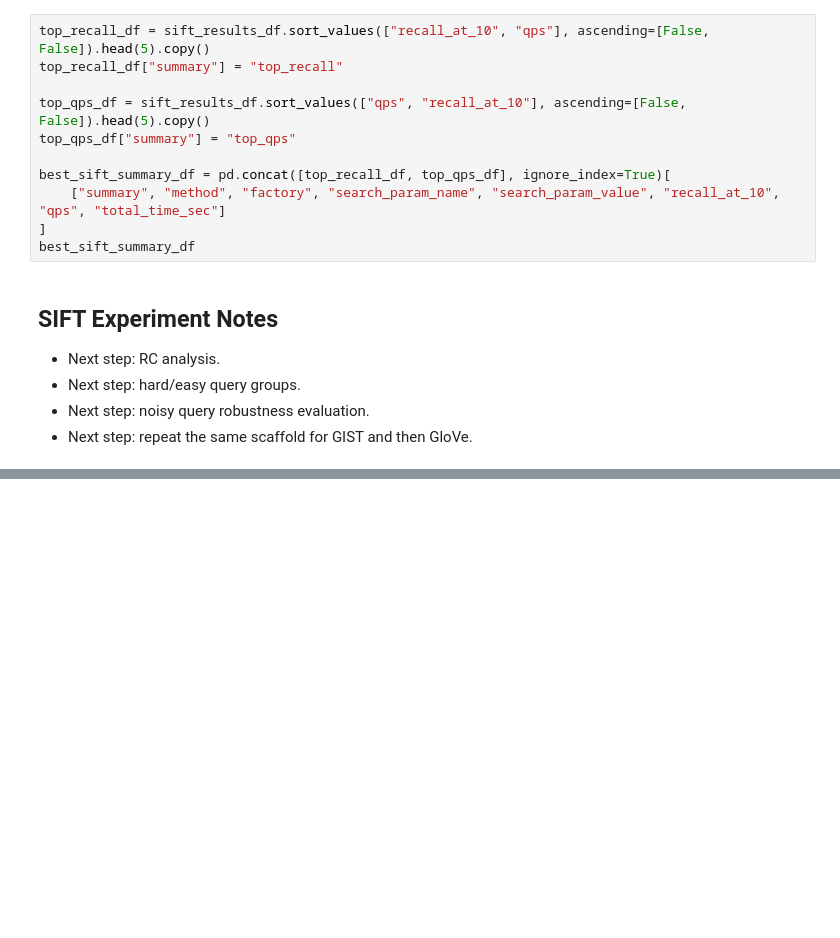
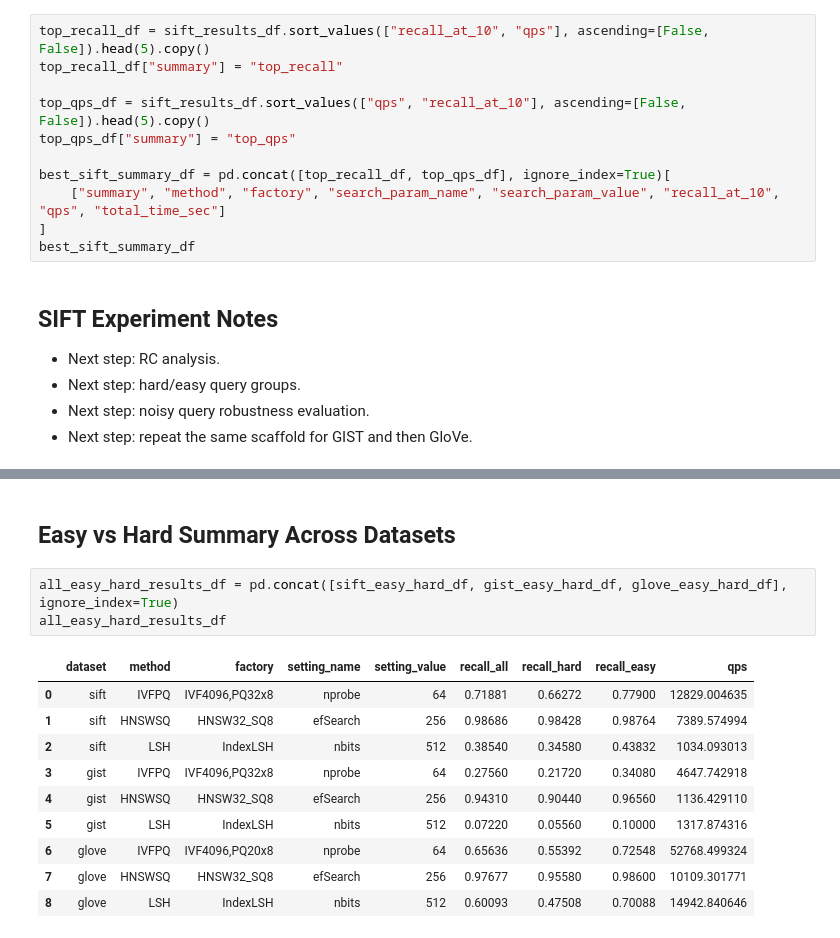
Before and after one commit to Valia-p/Vector-Search-FAISS, a Jupyter notebook: notebooks/experiments.ipynb, the cells around one changed output, grey strips where cells are left out. Drawn from its saved outputs; the diff is of its cells as text; blank space fills up the shorter version.

```diff
--- a/notebooks/experiments.ipynb
+++ b/notebooks/experiments.ipynb
@@ -239,0 +1548,16 @@ best_sift_summary_df
+# %% [markdown]
+## Easy vs Hard Summary Across Datasets
+# %%
+all_easy_hard_results_df = pd.concat([sift_easy_hard_df, gist_easy_hard_df, glove_easy_hard_df], ignore_index=True)
+all_easy_hard_results_df
+# %% [output]
+|  | dataset | method | factory | setting_name | setting_value | recall_all | recall_hard | recall_easy | qps |
+| 0 | sift | IVFPQ | IVF4096,PQ32x8 | nprobe | 64 | 0.71881 | 0.66272 | 0.77900 | 12829.004635 |
+| 1 | sift | HNSWSQ | HNSW32_SQ8 | efSearch | 256 | 0.98686 | 0.98428 | 0.98764 | 7389.574994 |
+| 2 | sift | LSH | IndexLSH | nbits | 512 | 0.38540 | 0.34580 | 0.43832 | 1034.093013 |
+| 3 | gist | IVFPQ | IVF4096,PQ32x8 | nprobe | 64 | 0.27560 | 0.21720 | 0.34080 | 4647.742918 |
+| 4 | gist | HNSWSQ | HNSW32_SQ8 | efSearch | 256 | 0.94310 | 0.90440 | 0.96560 | 1136.429110 |
+| 5 | gist | LSH | IndexLSH | nbits | 512 | 0.07220 | 0.05560 | 0.10000 | 1317.874316 |
+| 6 | glove | IVFPQ | IVF4096,PQ20x8 | nprobe | 64 | 0.65636 | 0.55392 | 0.72548 | 52768.499324 |
+| 7 | glove | HNSWSQ | HNSW32_SQ8 | efSearch | 256 | 0.97677 | 0.95580 | 0.98600 | 10109.301771 |
+| 8 | glove | LSH | IndexLSH | nbits | 512 | 0.60093 | 0.47508 | 0.70088 | 14942.840646 |
```
Also changed, not shown: parts of 131 cells of this notebook, 49 other files.
